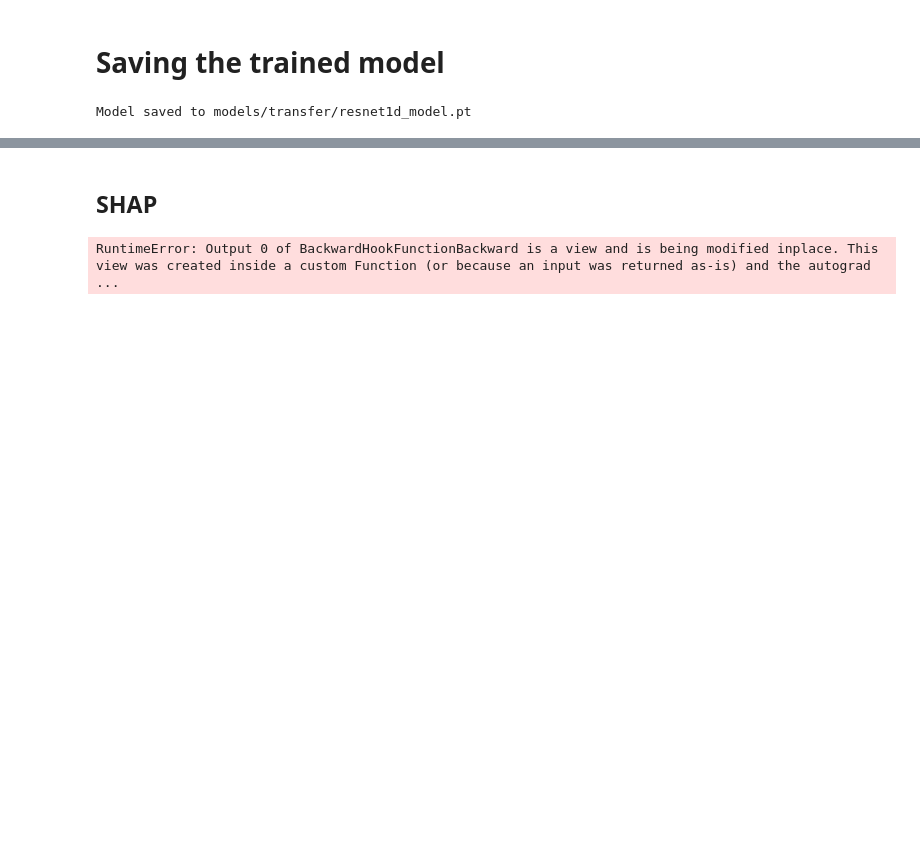
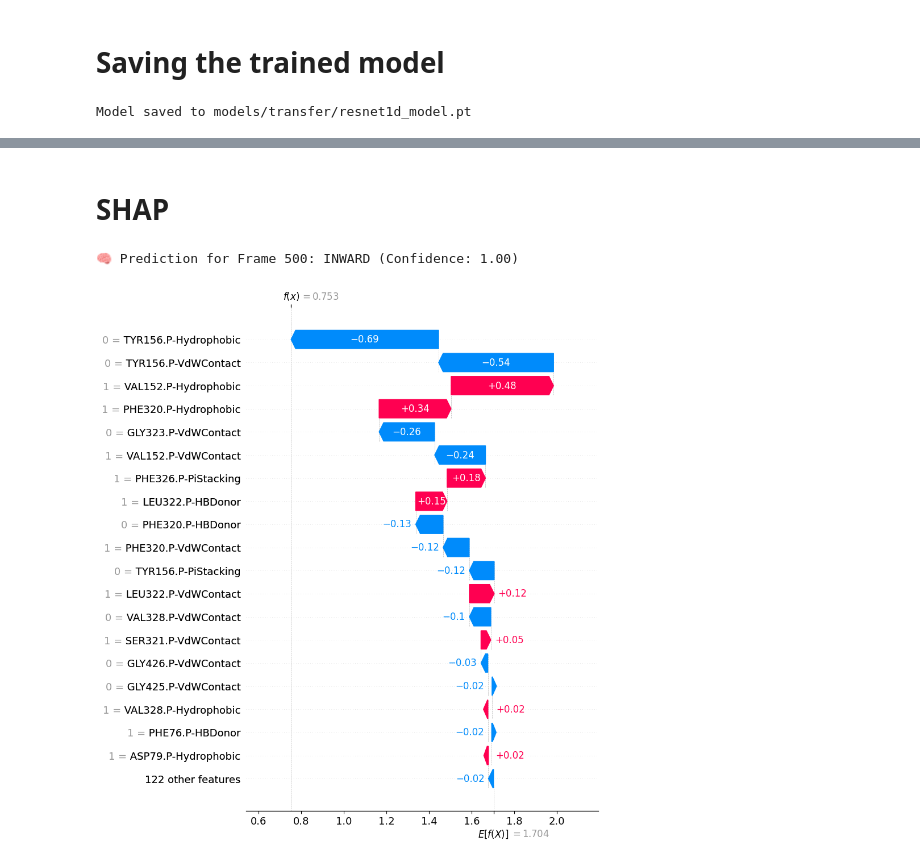
Before and after one commit to Amir-Tav/AI-in-Drug-Discovery-, a Jupyter notebook: super_set.ipynb, the cells around one changed output, grey strips where cells are left out. Saved outputs shown, nothing was run; the diff lists cells and outputs as text; code cells hidden in the pictures; blank space fills up the shorter version.

Commit message:
StreamLit Update
added SHAP and LIME, but lime needs more styling

```diff
--- a/super_set.ipynb
+++ b/super_set.ipynb
@@ -842,31 +828,45 @@ RuntimeError: Output 0 of BackwardHookFunctionBackward is a view and is being mo
 # %% [markdown]
-## SHAP
+# SHAP
 # %%
 import shap
+import torch
+import numpy as np
 
-# Select background (for DeepExplainer) and test sample
-background = torch.tensor(X_test[:200]).unsqueeze(1).float().to(device)  # first 200 frames
+# === Step 1: Select frame to explain ===
+frame_index = 500  # Change to test other frames
+
+# === Step 2: Prepare background and test sample ===
+background = torch.tensor(X_test[:200]).unsqueeze(1).float().to(device)  # Use 200 samples as SHAP background
 test_sample = torch.tensor(X_test[frame_index:frame_index+1]).unsqueeze(1).float().to(device)
 
-# Build SHAP explainer
+# === Step 3: Build SHAP explainer ===
 explainer = shap.DeepExplainer(model, background)
 
-# Get SHAP values
+# === Step 4: Predict class and confidence ===
+with torch.no_grad():
+    output = model(test_sample)
+    probs = torch.softmax(output, dim=1).cpu().numpy()[0]
+    pred_class = np.argmax(probs)
+    pred_label = y_labels[pred_class]
+    confidence = probs[pred_class]
+
+print(f"\n🧠 Prediction for Frame {frame_index}: {pred_label.upper()} (Confidence: {confidence:.2f})")
+
+# === Step 5: Compute SHAP values for selected class ===
 shap_values = explainer.shap_values(test_sample, check_additivity=False)
+shap_vector = shap_values[0][0, :, pred_class]
+base_value = explainer.expected_value[pred_class]
 
-# Get predicted class
-pred_class = torch.argmax(model(test_sample)).item()
-
-# Create explanation object
-shap_vector = shap_values[pred_class][0]  # shape: (features,)
+# === Step 6: Create SHAP Explanation object ===
 explanation = shap.Explanation(
     values=shap_vector,
-    base_values=explainer.expected_value[pred_class],
+    base_values=base_value,
     data=X_test[frame_index],
     feature_names=[f"{res}-{inter}" for res, inter in feature_names]
 )
 
-# Plot
-shap.plots.waterfall(explanation)
+# === Step 7: Plot waterfall chart ===
+shap.plots.waterfall(explanation, max_display=20)  # Show top 20 features
 # %% [output]
-RuntimeError: Output 0 of BackwardHookFunctionBackward is a view and is being modified inplace. This view was created inside a custom Function (or because an input was returned as-is) and the autograd ...
+🧠 Prediction for Frame 500: INWARD (Confidence: 1.00)
+[figure, added]
```
Also changed, not shown: parts of 8 cells of this notebook, 8 other files.
